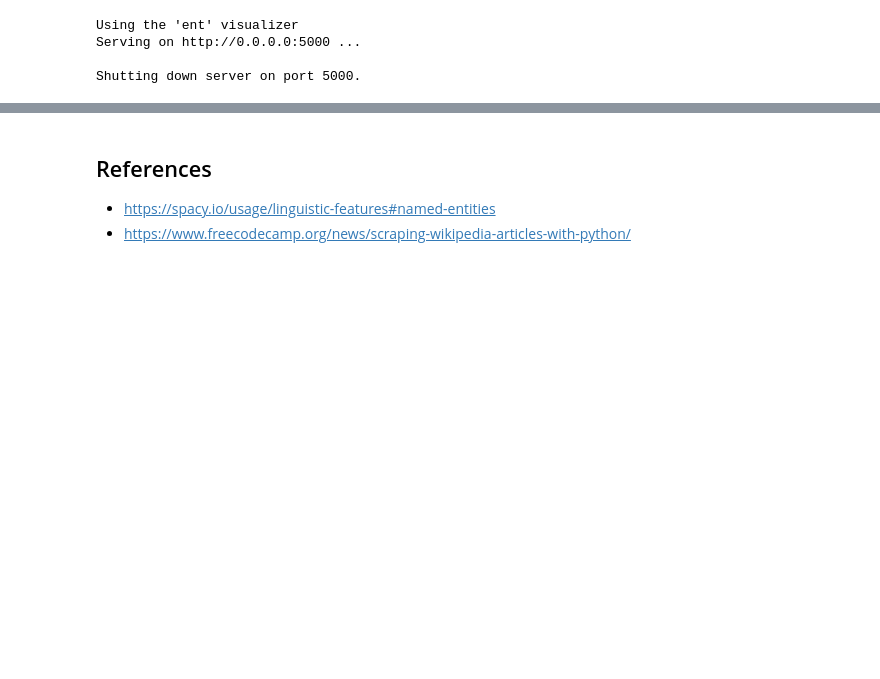
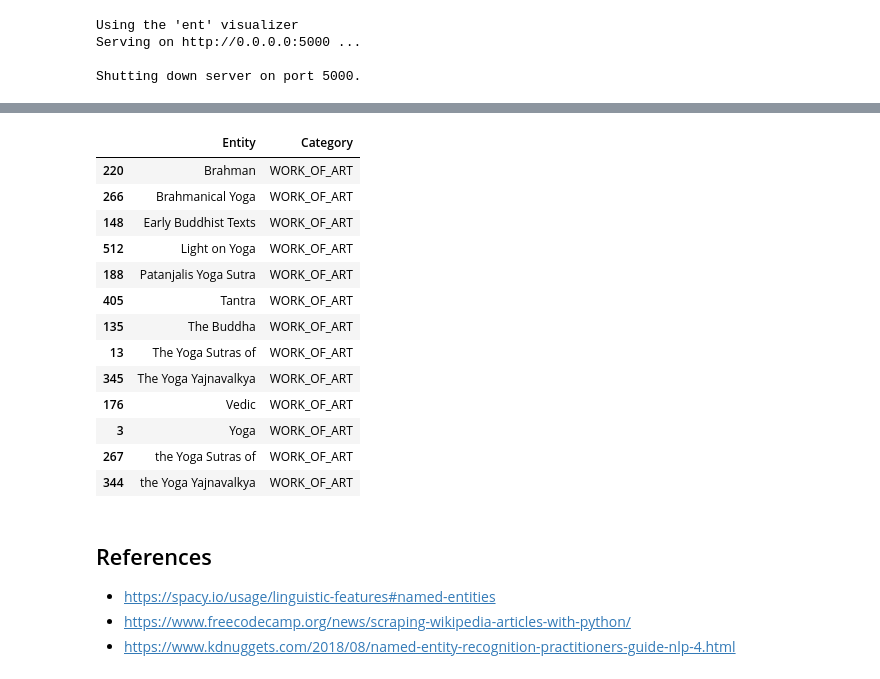
Before and after one commit to anmarphy/NLP_2021, a Jupyter notebook: Wikipedia_Web_Scrapping.ipynb, the cells around one changed output, grey strips where cells are left out. Drawn from its saved outputs; the diff is of its cells as text; code cells hidden in the pictures; blank space fills up the shorter version.

```diff
--- a/Wikipedia_Web_Scrapping.ipynb
+++ b/Wikipedia_Web_Scrapping.ipynb
@@ -189,4 +249,22 @@ Shutting down server on port 5000.
+# %%
+Name_Entities[Name_Entities['Category']=='WORK_OF_ART'].sort_values(by='Entity')
+# %% [output]
+|  | Entity | Category |
+| 220 | Brahman | WORK_OF_ART |
+| 266 | Brahmanical Yoga | WORK_OF_ART |
+| 148 | Early Buddhist Texts | WORK_OF_ART |
+| 512 | Light on Yoga | WORK_OF_ART |
+| 188 | Patanjalis Yoga Sutra | WORK_OF_ART |
+| 405 | Tantra | WORK_OF_ART |
+| 135 | The Buddha | WORK_OF_ART |
+| 13 | The Yoga Sutras of | WORK_OF_ART |
+| 345 | The Yoga Yajnavalkya | WORK_OF_ART |
+| 176 | Vedic | WORK_OF_ART |
+| 3 | Yoga | WORK_OF_ART |
+| 267 | the Yoga Sutras of | WORK_OF_ART |
+| 344 | the Yoga Yajnavalkya | WORK_OF_ART |
 # %% [markdown]
 ## References
 * https://spacy.io/usage/linguistic-features#named-entities
 * https://www.freecodecamp.org/news/scraping-wikipedia-articles-with-python/
+* https://www.kdnuggets.com/2018/08/named-entity-recognition-practitioners-guide-nlp-4.html
```
Also changed, not shown: parts of 10 cells of this notebook.
